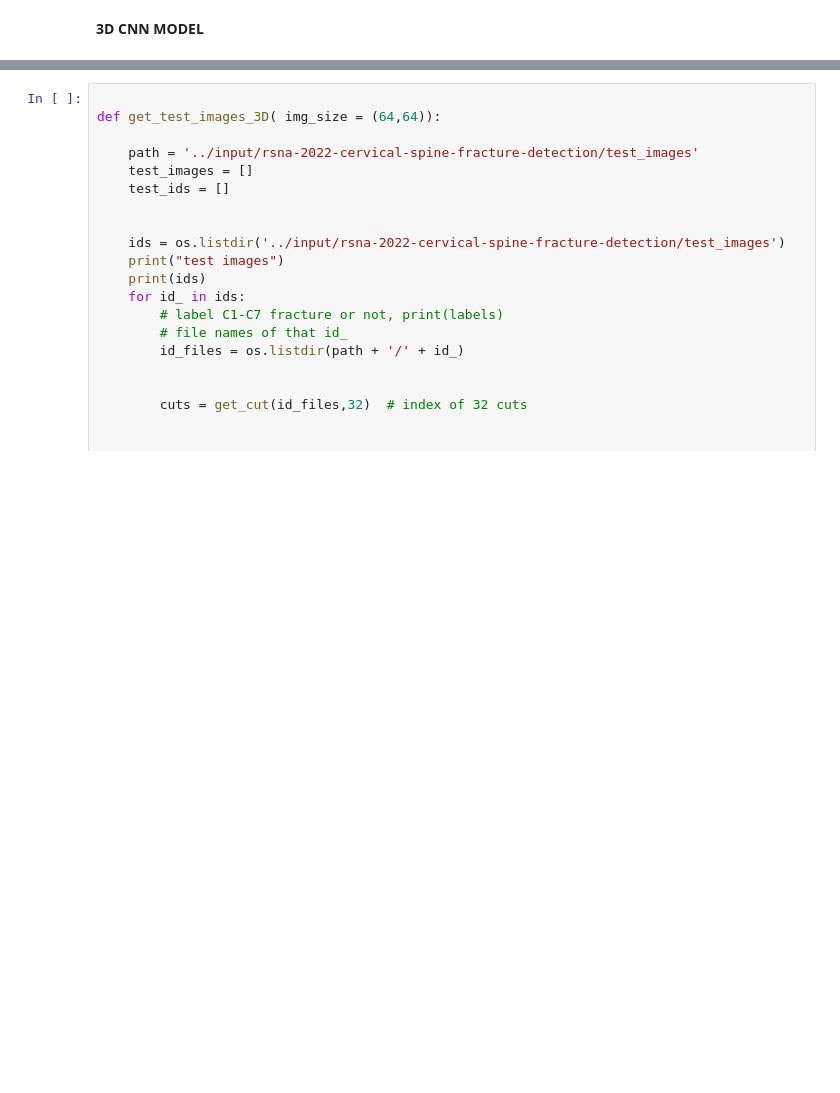
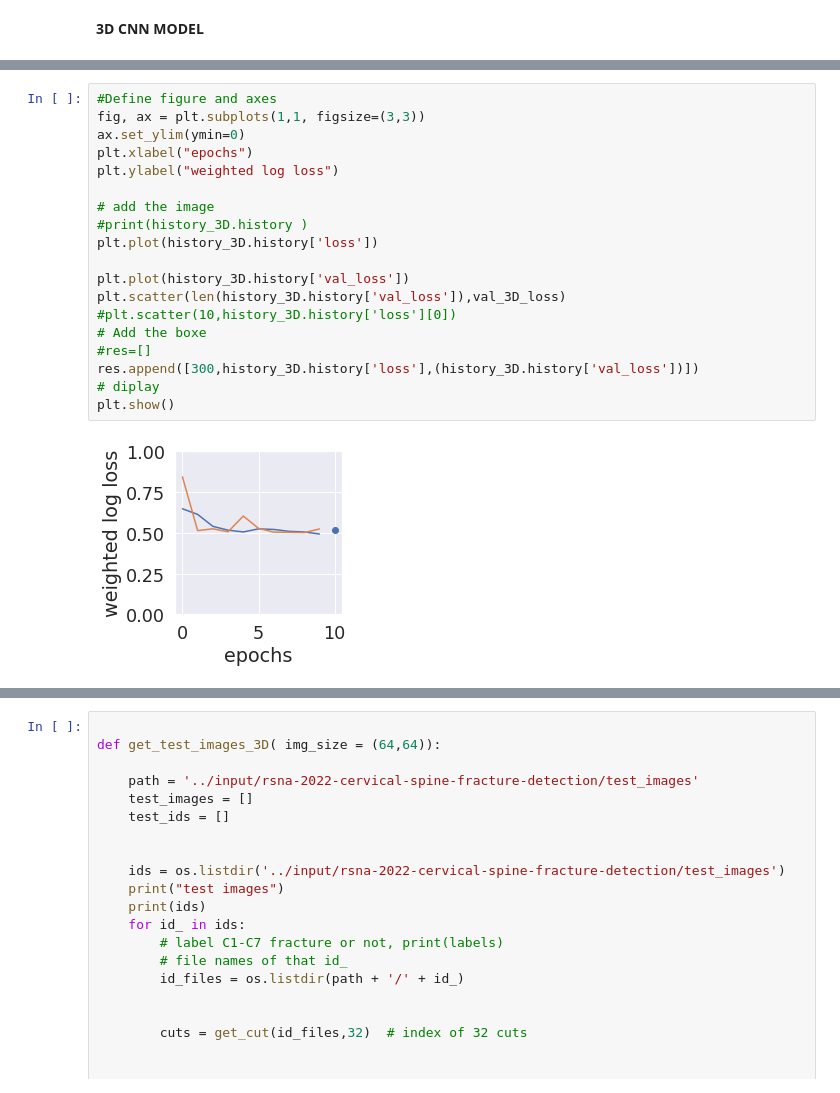
Before and after one commit to WeiKuoLi/RSNA-2022, a Jupyter notebook: helloworld-rsna.ipynb, the cells around one changed output, grey strips where cells are left out. Drawn from its saved outputs; the diff is of its cells as text; blank space fills up the shorter version.

```diff
--- a/helloworld-rsna.ipynb
+++ b/helloworld-rsna.ipynb
@@ -826,0 +817,21 @@ _________________________________________________________________
+# %%
+#Define figure and axes
+fig, ax = plt.subplots(1,1, figsize=(3,3))
+ax.set_ylim(ymin=0)
+plt.xlabel("epochs")
+plt.ylabel("weighted log loss")
+
+# add the image
+#print(history_3D.history )
+plt.plot(history_3D.history['loss'])
+
+plt.plot(history_3D.history['val_loss'])
+plt.scatter(len(history_3D.history['val_loss']),val_3D_loss)
+#plt.scatter(10,history_3D.history['loss'][0])
+# Add the boxe
+#res=[]
+res.append([300,history_3D.history['loss'],(history_3D.history['val_loss'])])
+# diplay
+plt.show()
+# %% [output]
+[figure, added]
```
Also changed, not shown: parts of 20 cells of this notebook.
